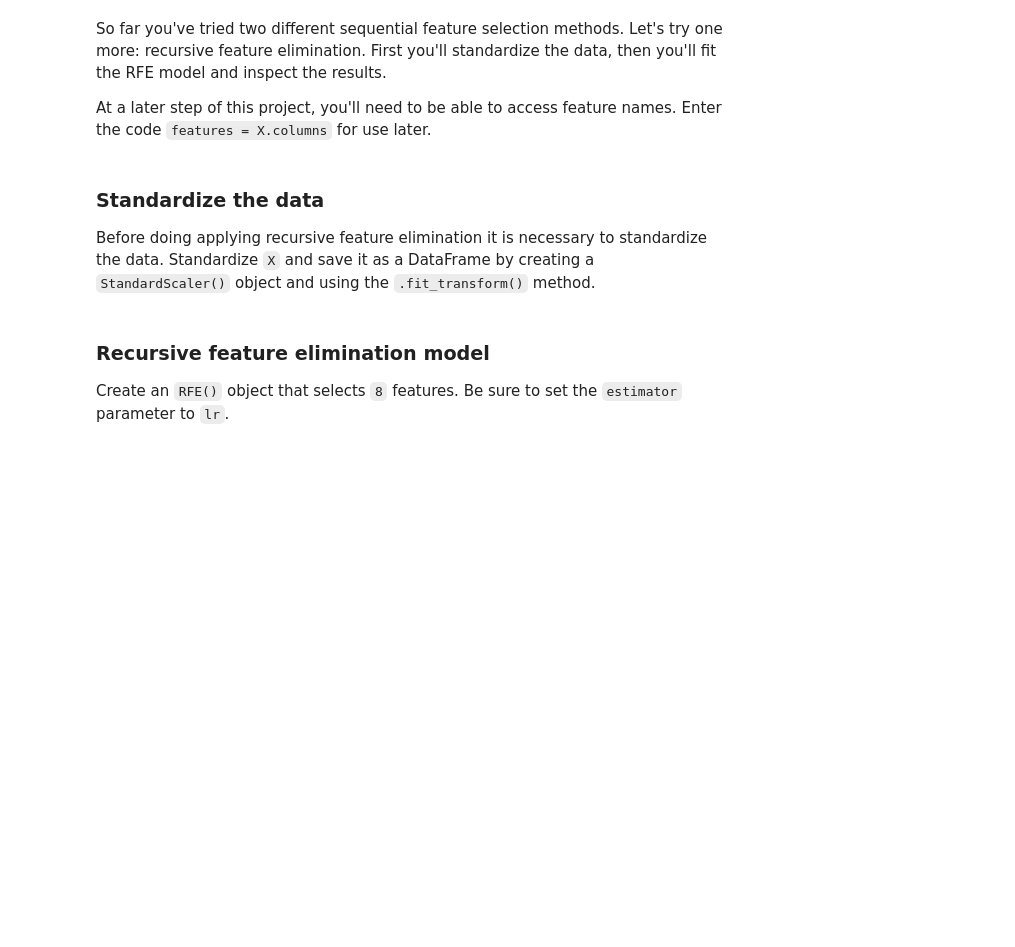
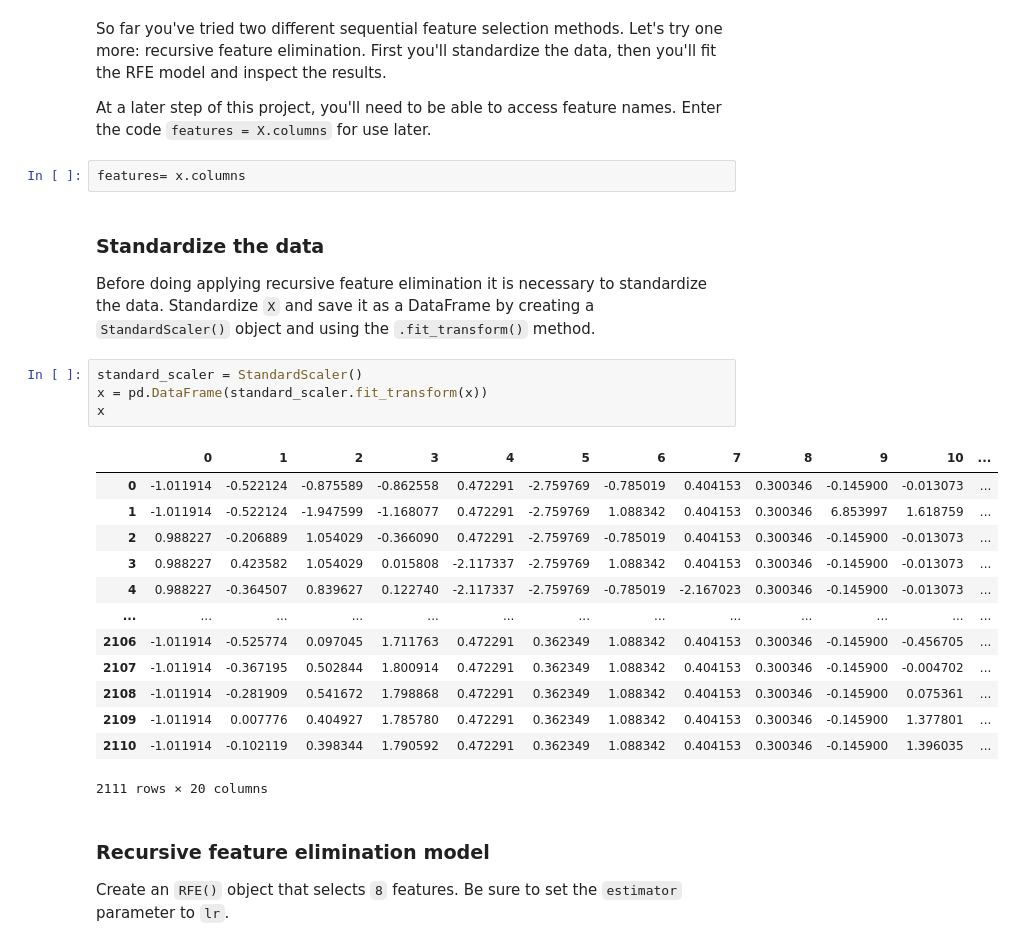
Before and after one commit to marmotzero/Wrapper-Methods, a Jupyter notebook: wrapper_method_starter.ipynb, the cells around one changed output. Cells and saved outputs as stored; diff of their text form; blank space fills up the shorter version.

```diff
--- a/wrapper_method_starter.ipynb
+++ b/wrapper_method_starter.ipynb
@@ -119,10 +283,30 @@ You can visualize the results of sequential backward floating selection just as
 So far you've tried two different sequential feature selection methods. Let's try one more: recursive feature elimination. First you'll standardize the data, then you'll fit the RFE model and inspect the results.
 
 At a later step of this project, you'll need to be able to access feature names. Enter the code `features = X.columns` for use later.
+# %%
+features= x.columns
 # %% [markdown]
 ### Standardize the data
 
 Before doing applying recursive feature elimination it is necessary to standardize the data. Standardize `X` and save it as a DataFrame by creating a `StandardScaler()` object and using the `.fit_transform()` method.
+# %%
+standard_scaler = StandardScaler()
+x = pd.DataFrame(standard_scaler.fit_transform(x))
+x
+# %% [output]
+|  | 0 | 1 | 2 | 3 | 4 | 5 | 6 | 7 | 8 | 9 | 10 | ... |
+| 0 | -1.011914 | -0.522124 | -0.875589 | -0.862558 | 0.472291 | -2.759769 | -0.785019 | 0.404153 | 0.300346 | -0.145900 | -0.013073 | ... |
+| 1 | -1.011914 | -0.522124 | -1.947599 | -1.168077 | 0.472291 | -2.759769 | 1.088342 | 0.404153 | 0.300346 | 6.853997 | 1.618759 | ... |
+| 2 | 0.988227 | -0.206889 | 1.054029 | -0.366090 | 0.472291 | -2.759769 | -0.785019 | 0.404153 | 0.300346 | -0.145900 | -0.013073 | ... |
+| 3 | 0.988227 | 0.423582 | 1.054029 | 0.015808 | -2.117337 | -2.759769 | 1.088342 | 0.404153 | 0.300346 | -0.145900 | -0.013073 | ... |
+| 4 | 0.988227 | -0.364507 | 0.839627 | 0.122740 | -2.117337 | -2.759769 | -0.785019 | -2.167023 | 0.300346 | -0.145900 | -0.013073 | ... |
+| ... | ... | ... | ... | ... | ... | ... | ... | ... | ... | ... | ... | ... |
+| 2106 | -1.011914 | -0.525774 | 0.097045 | 1.711763 | 0.472291 | 0.362349 | 1.088342 | 0.404153 | 0.300346 | -0.145900 | -0.456705 | ... |
+| 2107 | -1.011914 | -0.367195 | 0.502844 | 1.800914 | 0.472291 | 0.362349 | 1.088342 | 0.404153 | 0.300346 | -0.145900 | -0.004702 | ... |
+| 2108 | -1.011914 | -0.281909 | 0.541672 | 1.798868 | 0.472291 | 0.362349 | 1.088342 | 0.404153 | 0.300346 | -0.145900 | 0.075361 | ... |
+| 2109 | -1.011914 | 0.007776 | 0.404927 | 1.785780 | 0.472291 | 0.362349 | 1.088342 | 0.404153 | 0.300346 | -0.145900 | 1.377801 | ... |
+| 2110 | -1.011914 | -0.102119 | 0.398344 | 1.790592 | 0.472291 | 0.362349 | 1.088342 | 0.404153 | 0.300346 | -0.145900 | 1.396035 | ... |
+2111 rows × 20 columns
 # %% [markdown]
 ### Recursive feature elimination model
 
```
Also changed, not shown: parts of 17 cells of this notebook, 1 other file.
